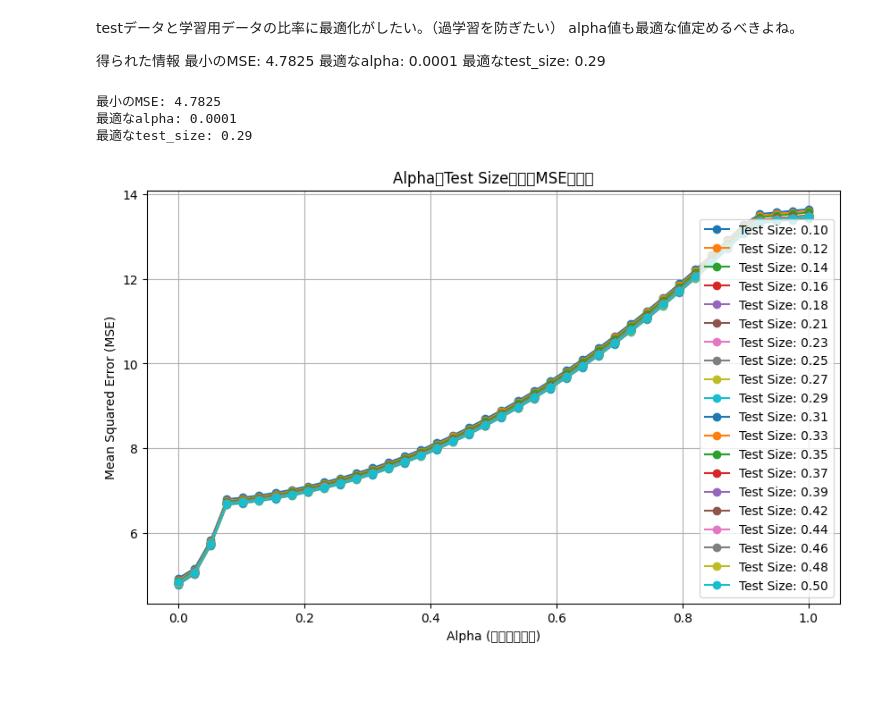
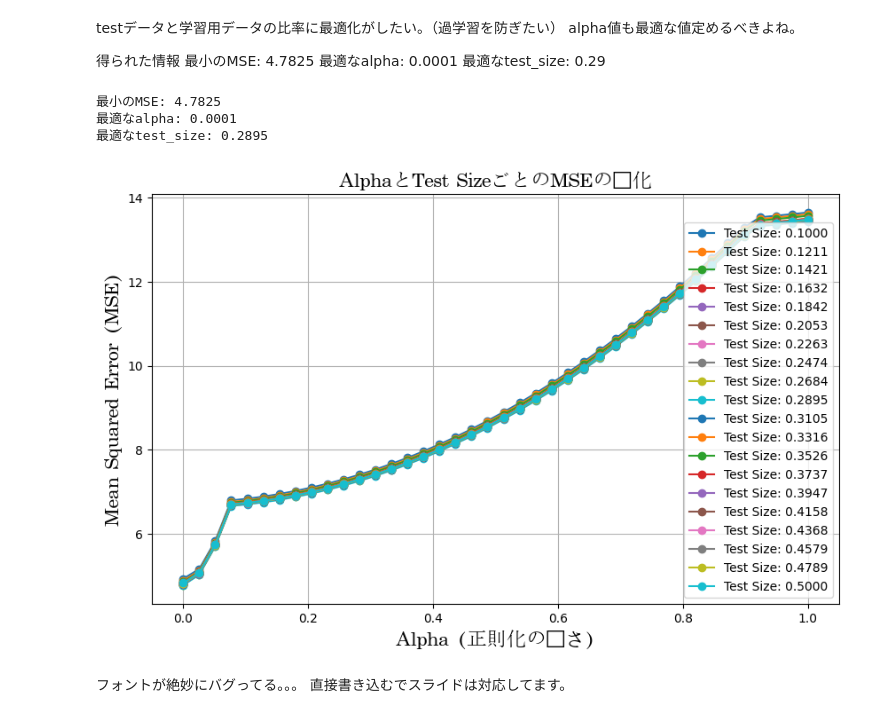
Before and after one commit to yuutaro/ProjectTeam5, a Jupyter notebook: workspace/team1/notebook/shou.ipynb, the cells around one changed output. Saved outputs shown, nothing was run; the diff lists cells and outputs as text; code cells hidden in the pictures; blank space fills up the shorter version.

```diff
--- a/workspace/team1/notebook/shou.ipynb
+++ b/workspace/team1/notebook/shou.ipynb
@@ -144,6 +145,7 @@ from sklearn.linear_model import Lasso
 from sklearn.model_selection import train_test_split
 from sklearn.metrics import mean_squared_error
 import joblib
+import matplotlib.pyplot as plt
 
 # データの読み込み
 file_path = '/Users/whale217/dev/ProjectTeam5/workspace/team1/data/format_data.csv'
@@ -164,16 +166,23 @@ X = X.dropna()
 y = y.loc[X.index]  # Xのインデックスに合わせてyも調整
 
 # データの分割 (訓練データとテストデータ)
-X_train, X_test, y_train, y_test = train_test_split(X, y, test_size=0.29, random_state=42)
+X_train, X_test, y_train, y_test = train_test_split(X, y, test_size=0.2, random_state=0)
 
 # Lasso回帰モデルの作成と学習
 lasso = Lasso(alpha=0.0001)  # alphaは正則化の強さ
 lasso.fit(X_train, y_train)
 
 # 予測
+y_pred = lasso.predict(X_train)
+
+mse = mean_squared_error(y_train, y_pred)
+print(f'Mean Squared Error: {mse}')
+
+# 予測
 y_pred = lasso.predict(X_test)
 
 # 評価 (MSEを表示)
+
 mse = mean_squared_error(y_test, y_pred)
 print(f'Mean Squared Error: {mse}')
 
@@ -184,4 +193,12 @@ print(lasso.coef_)
 #モデルの保持
 model_filename = 'lasso_model.pkl'
 joblib.dump(lasso, model_filename)
+
+time_diff = y_test - y_pred
+
+plt.ylim(0,12000)
+plt.hist(time_diff, bins=50, alpha=0.7,  range=(-4, 4))  # 修正: 横軸の範囲を-2から2に設定
+plt.xlabel('Residuals')
+plt.ylabel('Frequency')
+plt.show()
 # %% [output]
@@ -241,6 +265,9 @@ import matplotlib.pyplot as plt
 from sklearn.linear_model import Lasso
 from sklearn.model_selection import train_test_split
 from sklearn.metrics import mean_squared_error
+from matplotlib.font_manager import FontProperties
+
+fp = FontProperties(fname=r'/System/Library/Fonts/Supplemental/AppleMyungjo.ttf', size=16)
 
 # データの読み込み
 file_path = '/Users/whale217/dev/ProjectTeam5/workspace/team1/data/format_data.csv'
@@ -271,36 +298,39 @@ for alpha in alphas:
     for test_size in test_sizes:
         X_train, X_test, y_train, y_test = train_test_split(X, y, test_size=test_size, random_state=42)
         lasso = Lasso(alpha=alpha)
         lasso.fit(X_train, y_train)
         y_pred = lasso.predict(X_test)
         mse = mean_squared_error(y_test, y_pred)
         results.append((alpha, test_size, mse))
 
 # 結果をDataFrameにまとめる
 results_df = pd.DataFrame(results, columns=['Alpha', 'Test_Size', 'MSE'])
 
 # 最小MSEの行を取得
 best_result = results_df.loc[results_df['MSE'].idxmin()]
 
 # 最適なalphaとtest_sizeの表示
 print(f"最小のMSE: {best_result['MSE']:.4f}")
 print(f"最適なalpha: {best_result['Alpha']:.4f}")
-print(f"最適なtest_size: {best_result['Test_Size']:.2f}")
+print(f"最適なtest_size: {best_result['Test_Size']:.4f}")
 
 # グラフの描画: alphaごとのMSEの変化 (複数のtest_size)
 plt.figure(figsize=(10, 6))
 for test_size in test_sizes:
     subset = results_df[results_df['Test_Size'] == test_size]
     plt.plot(subset['Alpha'], subset['MSE'], marker='o', label=f'Test Size: {test_size:.4f}')
 
-plt.xlabel('Alpha (正則化の強さ)')
-plt.ylabel('Mean Squared Error (MSE)')
-plt.title('AlphaとTest SizeごとのMSEの変化')
+plt.xlabel('Alpha (正則化の強さ)',fontproperties=fp)
+plt.ylabel('Mean Squared Error (MSE)', fontproperties=fp)
+plt.title('AlphaとTest SizeごとのMSEの変化', fontproperties=fp)
 plt.legend()
 plt.grid(True)
 plt.show()
 # %% [output]
 最小のMSE: 4.7825
 最適なalpha: 0.0001
-最適なtest_size: 0.29
+最適なtest_size: 0.2895
-[figure, old version]
+[figure, new version]
+# %% [markdown]
+フォントが絶妙にバグってる。。。
+直接書き込むでスライドは対応してます。
```
Also changed, not shown: parts of 4 cells of this notebook.
